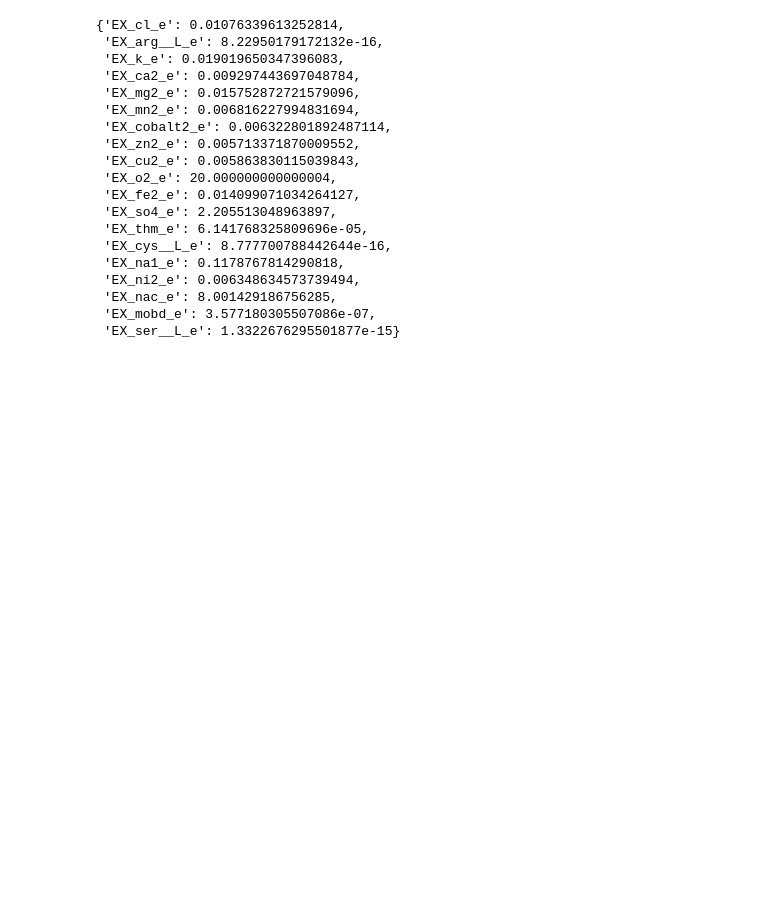
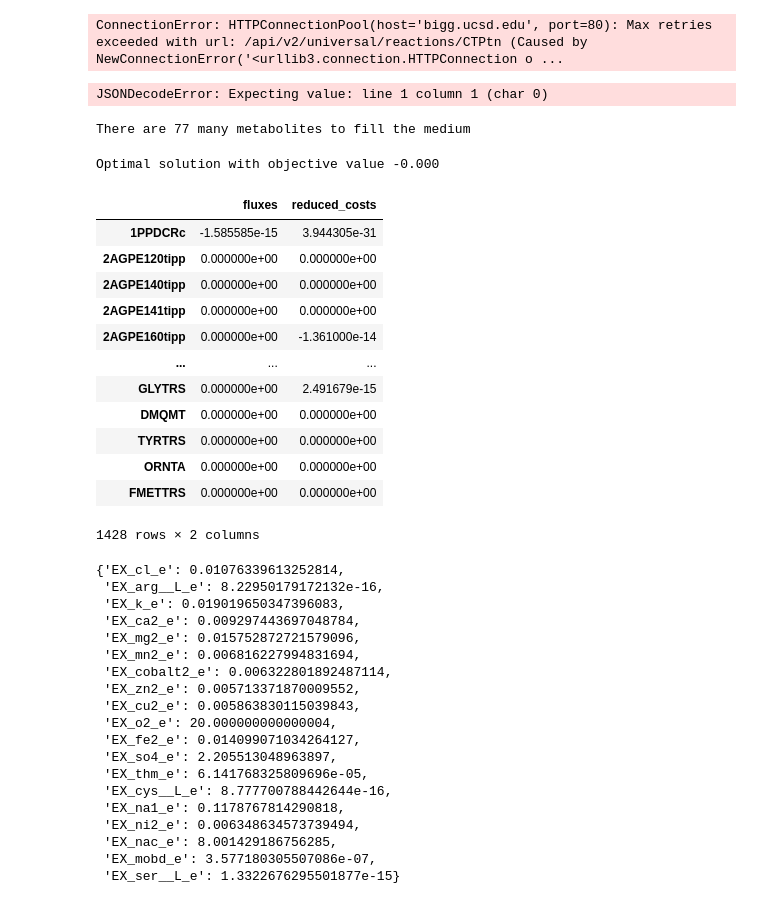
Before and after one commit to manuelgloeckler/ncmw, a Jupyter notebook: testings.ipynb, the cells around one changed output. Saved outputs shown, nothing was run; the diff lists cells and outputs as text; code cells hidden in the pictures; blank space fills up the shorter version.

```diff
--- a/testings.ipynb
+++ b/testings.ipynb
@@ -15,3 +193,30 @@ import cobra
+# %%
+import cobrababel
+model = cobrababel.create_bigg_universal_model()
+# %% [output]
+ConnectionError: HTTPConnectionPool(host='bigg.ucsd.edu', port=80): Max retries exceeded with url: /api/v2/universal/reactions/CTPtn (Caused by NewConnectionError('<urllib3.connection.HTTPConnection o ...
+# %%
+get_models("gapfill_baseline")
+# %% [output]
+JSONDecodeError: Expecting value: line 1 column 1 (char 0)
+# %%
+gapfill_medium(model)[0].optimize()
+# %% [output]
+There are 77 many metabolites to fill the medium
+Optimal solution with objective value -0.000
+|  | fluxes | reduced_costs |
+| 1PPDCRc | -1.585585e-15 | 3.944305e-31 |
+| 2AGPE120tipp | 0.000000e+00 | 0.000000e+00 |
+| 2AGPE140tipp | 0.000000e+00 | 0.000000e+00 |
+| 2AGPE141tipp | 0.000000e+00 | 0.000000e+00 |
+| 2AGPE160tipp | 0.000000e+00 | -1.361000e-14 |
+| ... | ... | ... |
+| GLYTRS | 0.000000e+00 | 2.491679e-15 |
+| DMQMT | 0.000000e+00 | 0.000000e+00 |
+| TYRTRS | 0.000000e+00 | 0.000000e+00 |
+| ORNTA | 0.000000e+00 | 0.000000e+00 |
+| FMETTRS | 0.000000e+00 | 0.000000e+00 |
+1428 rows × 2 columns
 # %%
 import cobra
 import numpy as np
```
Also changed, not shown: parts of 19 cells of this notebook, 17 other files.
